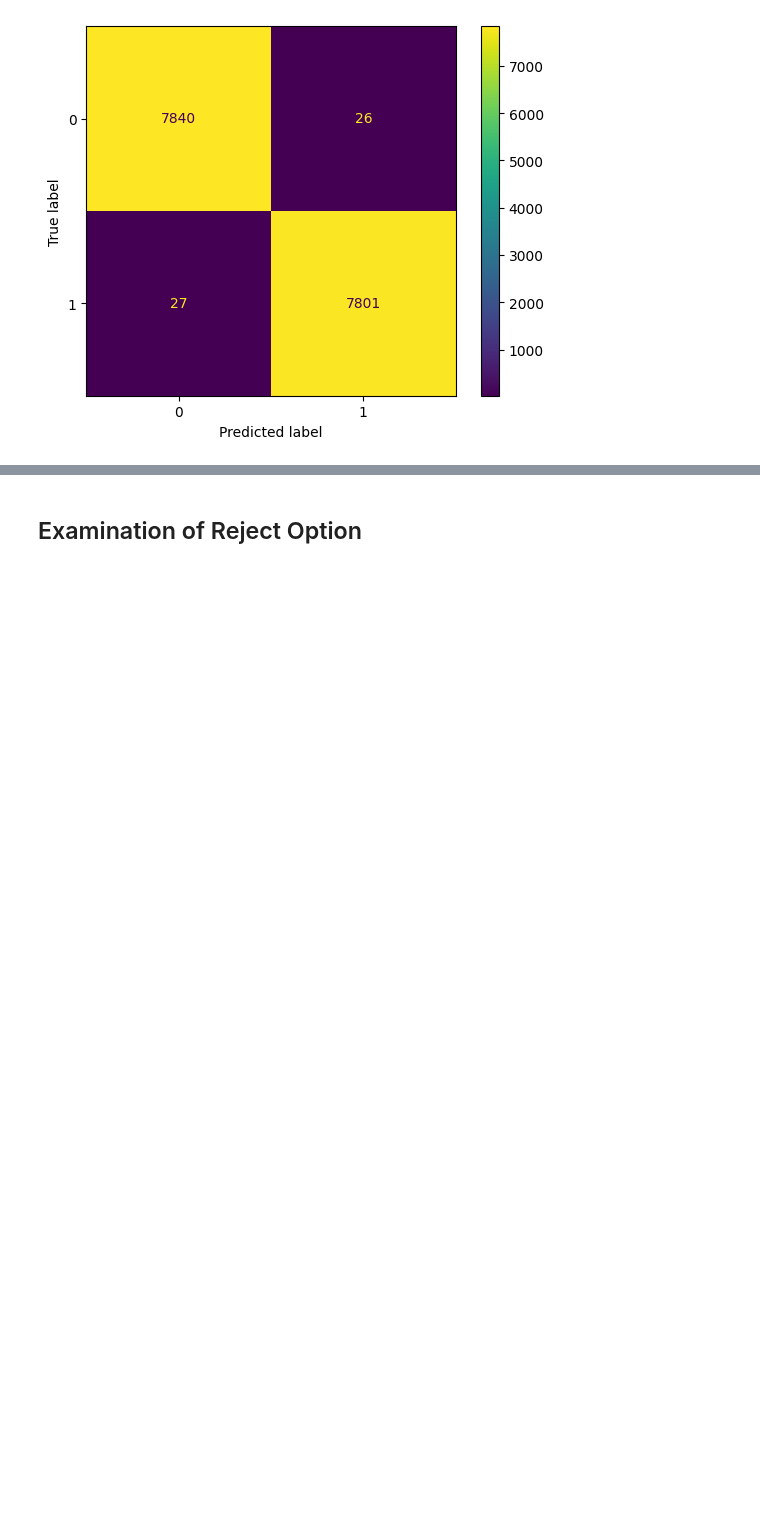
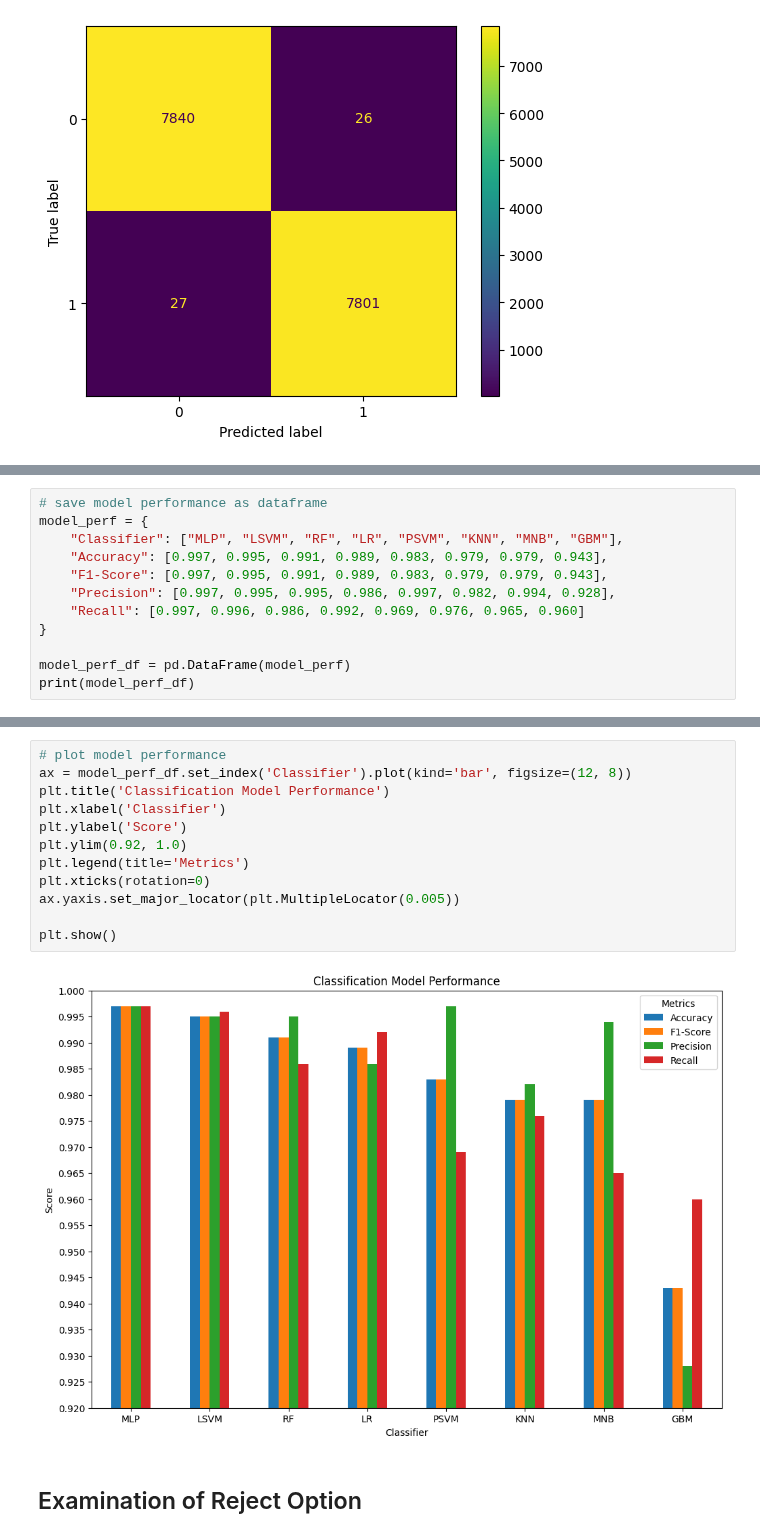
Before and after one commit to nikobiebl/Project-Work-2, a Jupyter notebook: main.ipynb, the cells around one changed output, grey strips where cells are left out. Saved outputs shown, nothing was run; the diff lists cells and outputs as text; blank space fills up the shorter version.

```diff
--- a/main.ipynb
+++ b/main.ipynb
@@ -408,0 +406,12 @@ weighted avg       1.00      1.00      1.00     15694
+# %%
+# save model performance as dataframe
+model_perf = {
+    "Classifier": ["MLP", "LSVM", "RF", "LR", "PSVM", "KNN", "MNB", "GBM"],
+    "Accuracy": [0.997, 0.995, 0.991, 0.989, 0.983, 0.979, 0.979, 0.943],
+    "F1-Score": [0.997, 0.995, 0.991, 0.989, 0.983, 0.979, 0.979, 0.943],
+    "Precision": [0.997, 0.995, 0.995, 0.986, 0.997, 0.982, 0.994, 0.928],
+    "Recall": [0.997, 0.996, 0.986, 0.992, 0.969, 0.976, 0.965, 0.960]
+}
+
+model_perf_df = pd.DataFrame(model_perf)
+print(model_perf_df)
@@ -409,3 +428,17 @@ weighted avg       1.00      1.00      1.00     15694
+# %%
+# plot model performance
+ax = model_perf_df.set_index('Classifier').plot(kind='bar', figsize=(12, 8))
+plt.title('Classification Model Performance')
+plt.xlabel('Classifier')
+plt.ylabel('Score')
+plt.ylim(0.92, 1.0)
+plt.legend(title='Metrics')
+plt.xticks(rotation=0)
+ax.yaxis.set_major_locator(plt.MultipleLocator(0.005))
+
+plt.show()
+# %% [output]
+[figure, added]
 # %% [markdown]
 ## Examination of Reject Option
 # %%
```
Also changed, not shown: parts of 36 cells of this notebook, 4 other files.
